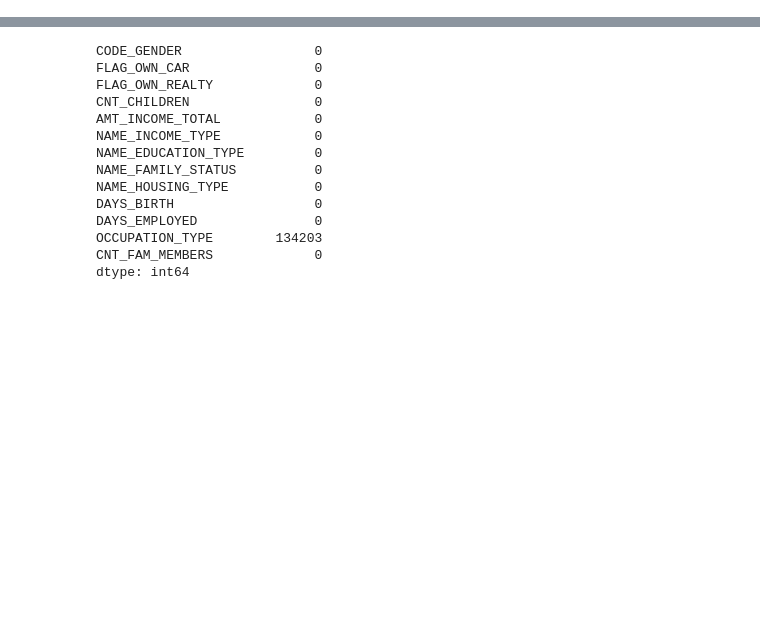
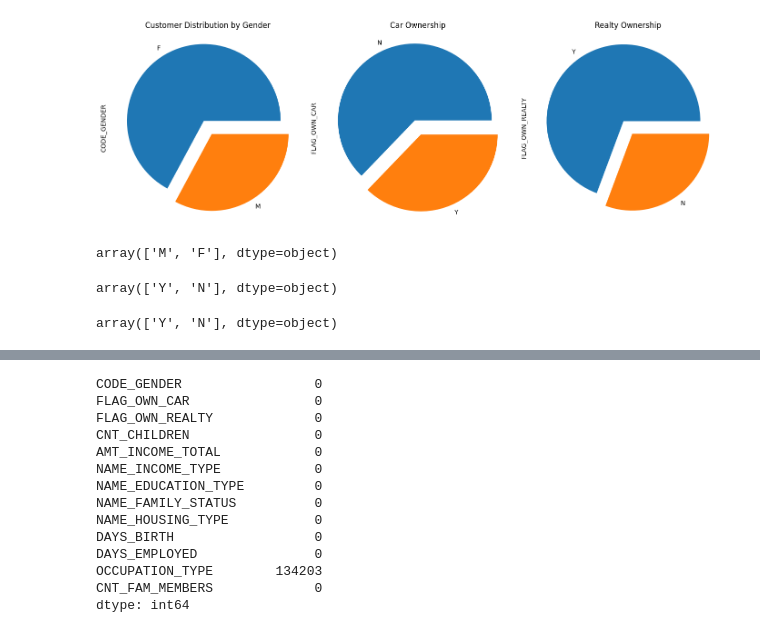
Before and after one commit to SenanayakeX/Data_Mining_Project, a Jupyter notebook: model/Model Building.ipynb, the cells around one changed output, grey strips where cells are left out. Cells and saved outputs as stored; diff of their text form; code cells hidden in the pictures; blank space fills up the shorter version.

```diff
--- a/model/Model Building.ipynb
+++ b/model/Model Building.ipynb
@@ -29,0 +203,23 @@ data.shape
+# %%
+fig, axes = plt.subplots(1,3)
+
+g1= app_df['CODE_GENDER'].value_counts().plot.pie(explode=[0.1,0.1], ax=axes[0])
+g1.set_title("Customer Distribution by Gender")
+
+g2= app_df['FLAG_OWN_CAR'].value_counts().plot.pie(explode=[0.1,0.1], ax=axes[1])
+g2.set_title("Car Ownership")
+
+g3= app_df['FLAG_OWN_REALTY'].value_counts().plot.pie(explode=[0.1,0.1], ax=axes[2])
+g3.set_title("Realty Ownership")
+
+fig.set_size_inches(14,5)
+
+plt.tight_layout()
+
+plt.show()
+# %% [output]
+[figure, added]
+# %%
+app_df['CODE_GENDER'].unique()
+# %% [output]
+array(['M', 'F'], dtype=object)
@@ -29,0 +230,4 @@ data.shape
+# %%
+app_df['FLAG_OWN_CAR'].unique()
+# %% [output]
+array(['Y', 'N'], dtype=object)
@@ -29,0 +238,4 @@ data.shape
+# %%
+app_df['FLAG_OWN_REALTY'].unique()
+# %% [output]
+array(['Y', 'N'], dtype=object)
```
Also changed, not shown: parts of 30 cells of this notebook.
